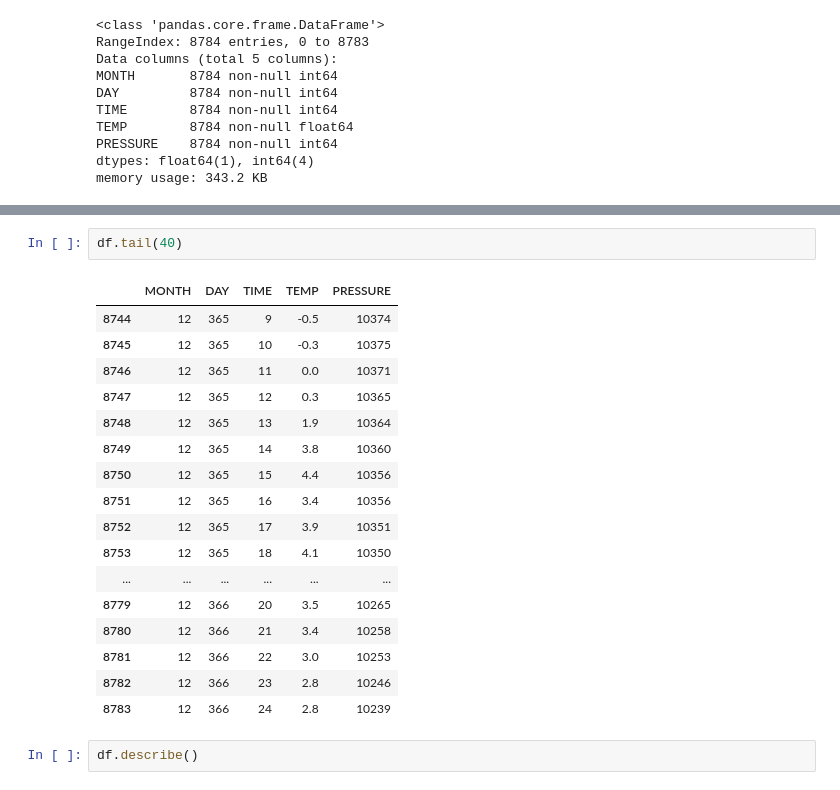
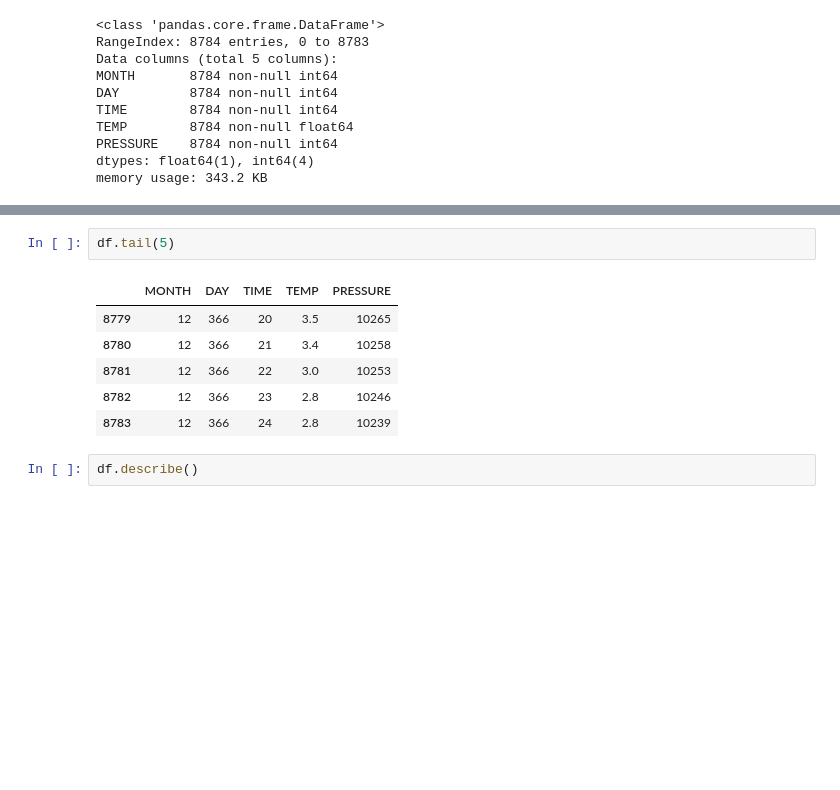
Before and after one commit to jhovannycanas/workshop_gesis, a Jupyter notebook: Pandas basicos.ipynb, the cells around one changed output, grey strips where cells are left out. Saved outputs shown, nothing was run; the diff lists cells and outputs as text; blank space fills up the shorter version.

```diff
--- a/Pandas basicos.ipynb
+++ b/Pandas basicos.ipynb
@@ -68,18 +57,7 @@ df.head(20)
 # %%
-df.tail(40)
+df.tail(5)
 # %% [output]
 |  | MONTH | DAY | TIME | TEMP | PRESSURE |
-| 8744 | 12 | 365 | 9 | -0.5 | 10374 |
-| 8745 | 12 | 365 | 10 | -0.3 | 10375 |
-| 8746 | 12 | 365 | 11 | 0.0 | 10371 |
-| 8747 | 12 | 365 | 12 | 0.3 | 10365 |
-| 8748 | 12 | 365 | 13 | 1.9 | 10364 |
-| 8749 | 12 | 365 | 14 | 3.8 | 10360 |
-| 8750 | 12 | 365 | 15 | 4.4 | 10356 |
-| 8751 | 12 | 365 | 16 | 3.4 | 10356 |
-| 8752 | 12 | 365 | 17 | 3.9 | 10351 |
-| 8753 | 12 | 365 | 18 | 4.1 | 10350 |
-| ... | ... | ... | ... | ... | ... |
 | 8779 | 12 | 366 | 20 | 3.5 | 10265 |
 | 8780 | 12 | 366 | 21 | 3.4 | 10258 |
 | 8781 | 12 | 366 | 22 | 3.0 | 10253 |
```
Also changed, not shown: parts of 33 cells of this notebook, 1 other file.
